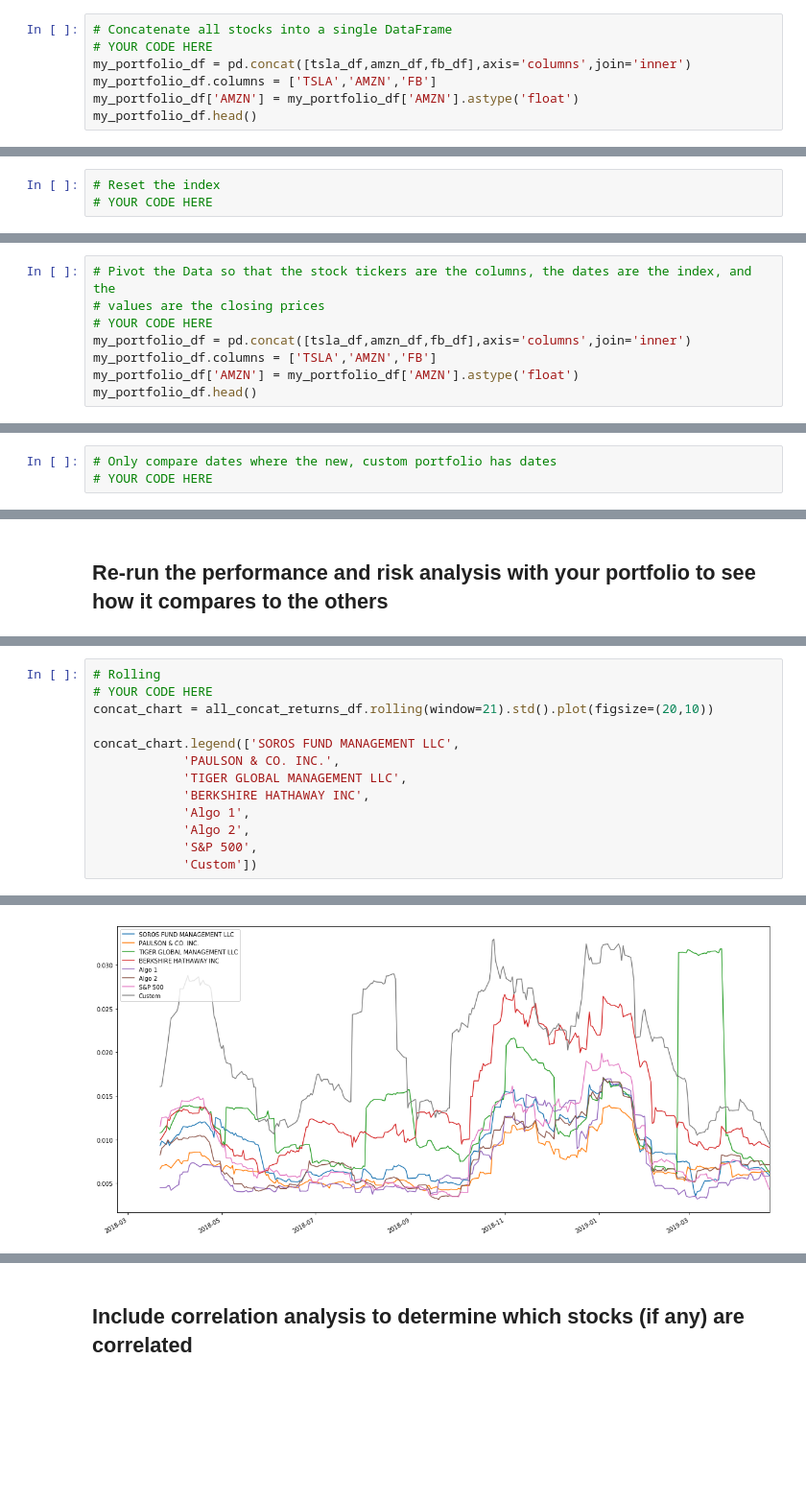
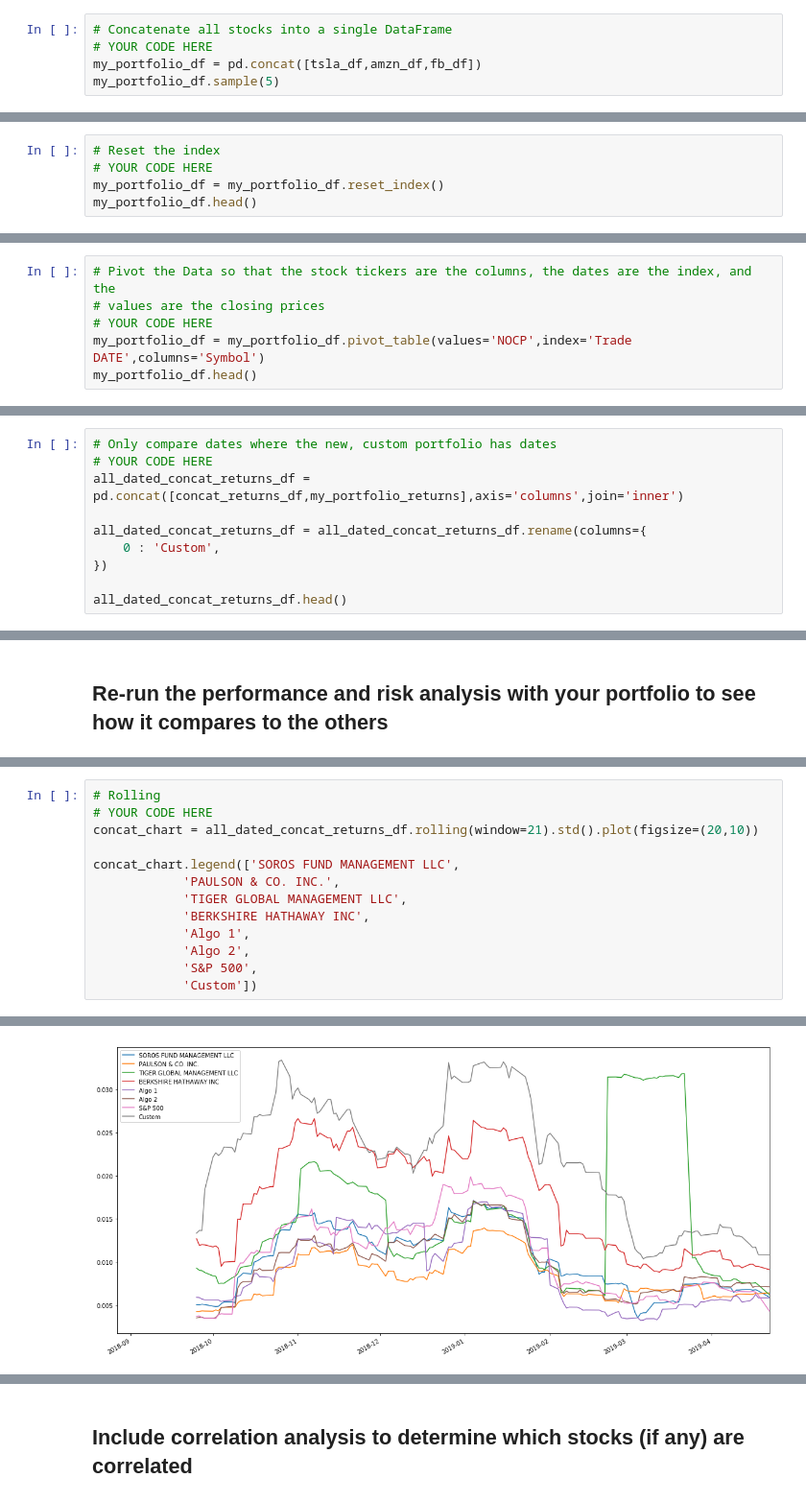
Before and after one commit to RCantu92/python-and-pandas-homework, a Jupyter notebook: Starter_Code/whale_analysis.ipynb, the cells around one changed output, grey strips where cells are left out. Shown at 96% size. Cells and saved outputs as stored; diff of their text form; blank space fills up the shorter version.

```diff
--- a/Starter_Code/whale_analysis.ipynb
+++ b/Starter_Code/whale_analysis.ipynb
@@ -519,8 +545,6 @@ fb_df.head()
 # %%
 # Concatenate all stocks into a single DataFrame
 # YOUR CODE HERE
-my_portfolio_df = pd.concat([tsla_df,amzn_df,fb_df],axis='columns',join='inner')
-my_portfolio_df.columns = ['TSLA','AMZN','FB']
-my_portfolio_df['AMZN'] = my_portfolio_df['AMZN'].astype('float')
-my_portfolio_df.head()
+my_portfolio_df = pd.concat([tsla_df,amzn_df,fb_df])
+my_portfolio_df.sample(5)
 # %% [output]
@@ -534,5 +558,7 @@ my_portfolio_df.head()
 # %%
 # Reset the index
 # YOUR CODE HERE
+my_portfolio_df = my_portfolio_df.reset_index()
+my_portfolio_df.head()
 # %% [output]
 |  | Trade DATE | Symbol | NOCP |
@@ -545,8 +571,6 @@ my_portfolio_df.head()
 # Pivot the Data so that the stock tickers are the columns, the dates are the index, and the
 # values are the closing prices
 # YOUR CODE HERE
-my_portfolio_df = pd.concat([tsla_df,amzn_df,fb_df],axis='columns',join='inner')
-my_portfolio_df.columns = ['TSLA','AMZN','FB']
-my_portfolio_df['AMZN'] = my_portfolio_df['AMZN'].astype('float')
+my_portfolio_df = my_portfolio_df.pivot_table(values='NOCP',index='Trade DATE',columns='Symbol')
 my_portfolio_df.head()
 # %% [output]
@@ -610,3 +634,10 @@ all_concat_returns_df.head()
 # %%
 # Only compare dates where the new, custom portfolio has dates
 # YOUR CODE HERE
+all_dated_concat_returns_df = pd.concat([concat_returns_df,my_portfolio_returns],axis='columns',join='inner')
+
+all_dated_concat_returns_df = all_dated_concat_returns_df.rename(columns={
+    0 : 'Custom',
+})
+
+all_dated_concat_returns_df.head()
@@ -631,19 +669,19 @@ dtype: float64
 # %%
 # Rolling
 # YOUR CODE HERE
-concat_chart = all_concat_returns_df.rolling(window=21).std().plot(figsize=(20,10))
+concat_chart = all_dated_concat_returns_df.rolling(window=21).std().plot(figsize=(20,10))
 
 concat_chart.legend(['SOROS FUND MANAGEMENT LLC',
             'PAULSON & CO. INC.',
             'TIGER GLOBAL MANAGEMENT LLC',
             'BERKSHIRE HATHAWAY INC',
             'Algo 1',
             'Algo 2',
             'S&P 500',
             'Custom'])
 # %% [output]
 <matplotlib.legend.Legend at 0x...>
-[figure, old version]
+[figure, new version]
 # %%
 # Beta
 # YOUR CODE HERE
```
Also changed, not shown: parts of 21 cells of this notebook, 3 other files.
